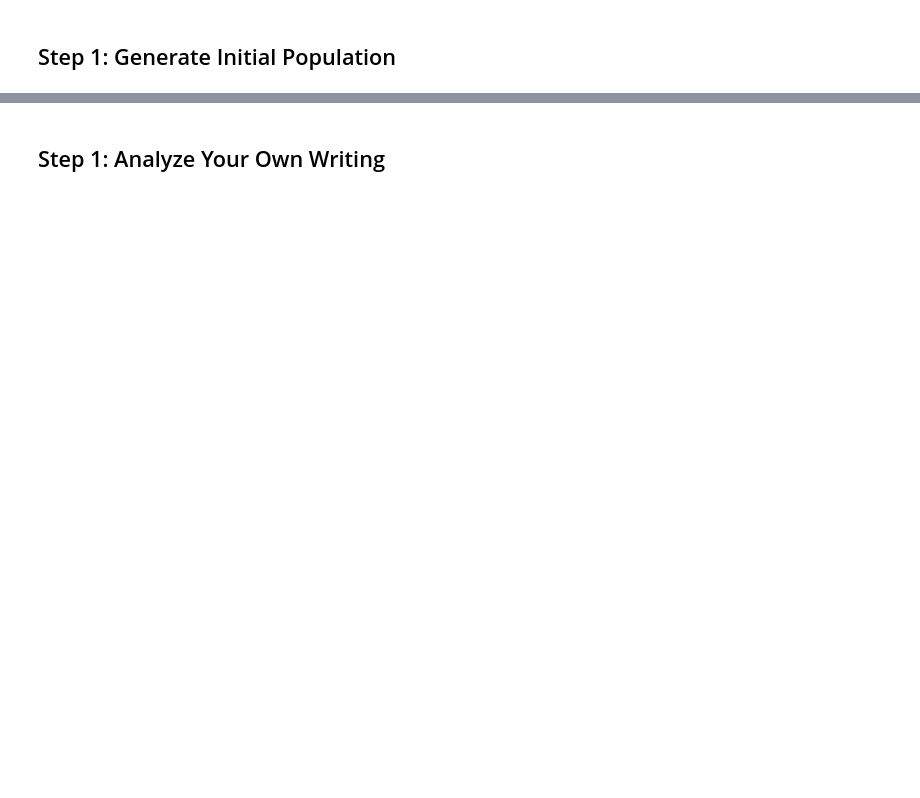
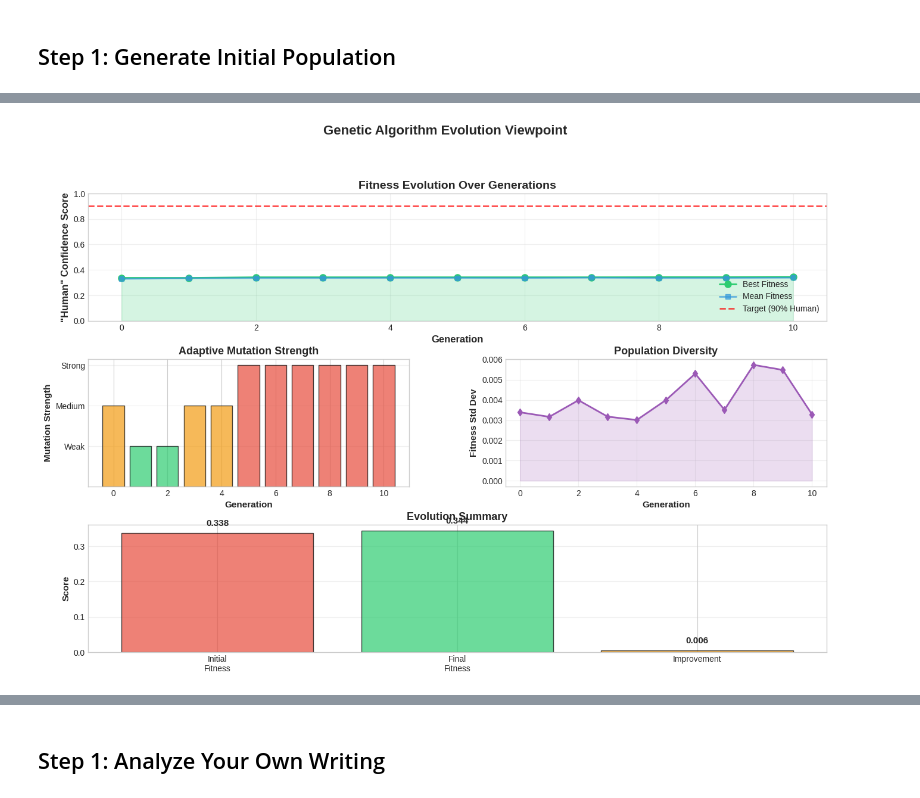
Before and after one commit to shreyash-chandak/theGhostInTheMachine, a Jupyter notebook: task4.ipynb, the cells around one changed output, grey strips where cells are left out. Drawn from its saved outputs; the diff is of its cells as text; code cells hidden in the pictures; blank space fills up the shorter version.

```diff
--- a/task4.ipynb
+++ b/task4.ipynb
@@ -116,14 +121,15 @@ Is there anything I can help you with? Let me know what you'd like me to do with
 # %%
 print("Loading Tier C detector model...\n")
 
-MODEL_PATH = f'{PROJECT_PATH}/models/tierC_transformer_tertiary'
-tokenizer = AutoTokenizer.from_pretrained('distilbert-base-uncased')
+MODEL_PATH = f'tierC_transformer_tertiary'
 
 try:
+    tokenizer = AutoTokenizer.from_pretrained(MODEL_PATH)
     model = AutoModelForSequenceClassification.from_pretrained(MODEL_PATH, num_labels=3)
     print(f"✓ Loaded fine-tuned model from {MODEL_PATH}")
 except:
     print("  Using base DistilBERT (fine-tuned model not found)")
+    tokenizer = AutoTokenizer.from_pretrained('distilbert-base-uncased')
     model = AutoModelForSequenceClassification.from_pretrained(
         'distilbert-base-uncased',
         num_labels=3
@@ -139,9 +145,7 @@ id_to_label = {v: k for k, v in label_to_id.items()}
 def predict_with_confidence(text):
     """
     Predict class and confidence for text.
-
-    Returns:
-        (predicted_label, confidence, all_probs)
+    Returns: (predicted_label, confidence, all_probs)
     """
     inputs = tokenizer(
         text,
@@ -158,12 +162,11 @@ def predict_with_confidence(text):
 
     pred_label = id_to_label[pred_id]
     confidence = probs[pred_id].item()
-    all_probs = {id_to_label[i]: probs[i].item() for i in range(len(id_to_label))} # FIX: Changed range(2) to range(len(id_to_label))
+    all_probs = {id_to_label[i]: probs[i].item() for i in range(3)}
 
     return pred_label, confidence, all_probs
 
 print("\n✓ Detector model loaded and ready")
-print("✓ Prediction function available")
 # %% [output]
 Loading Tier C detector model...
 DistilBertForSequenceClassification LOAD REPORT from: distilbert-base-uncased
@@ -832,0 +894,84 @@ FINDINGS
+# %%
+def plot_evolution_viewpoint(evolution_data, results):
+    """
+    Create comprehensive evolution visualization.
+    """
+    fig = plt.figure(figsize=(16, 10))
+    gs = fig.add_gridspec(3, 2, hspace=0.3, wspace=0.3)
+
+    generations = evolution_data['generation']
+
+    # Plot 1: Fitness Evolution
+    ax1 = fig.add_subplot(gs[0, :])
+    ax1.plot(generations, evolution_data['best_fitness'],
+             marker='o', linewidth=2, markersize=8, label='Best Fitness', color='#2ecc71')
+    ax1.plot(generations, evolution_data['mean_fitness'],
+             marker='s', linewidth=2, markersize=6, label='Mean Fitness',
+             color='#3498db', alpha=0.7)
+    ax1.axhline(y=0.90, color='red', linestyle='--', linewidth=2,
+                label='Target (90% Human)', alpha=0.7)
+    ax1.fill_between(generations, evolution_data['best_fitness'],
+                     alpha=0.2, color='#2ecc71')
+    ax1.set_xlabel('Generation', fontsize=12, fontweight='bold')
+    ax1.set_ylabel('"Human" Confidence Score', fontsize=12, fontweight='bold')
+    ax1.set_title('Fitness Evolution Over Generations', fontsize=14, fontweight='bold')
+    ax1.legend(loc='lower right', fontsize=10)
+    ax1.grid(True, alpha=0.3)
+    ax1.set_ylim([0, 1])
+
+    # Plot 2: Mutation Strength Timeline
+    ax2 = fig.add_subplot(gs[1, 0])
+    strength_map = {'weak': 1, 'medium': 2, 'strong': 3}
+    strength_values = [strength_map[s] for s in evolution_data['mutation_strength']]
+    colors_strength = ['#2ecc71' if s == 1 else '#f39c12' if s == 2 else '#e74c3c'
+                      for s in strength_values]
+    ax2.bar(generations, strength_values, color=colors_strength, alpha=0.7, edgecolor='black')
+    ax2.set_xlabel('Generation', fontsize=11, fontweight='bold')
+    ax2.set_ylabel('Mutation Strength', fontsize=11, fontweight='bold')
+    ax2.set_title('Adaptive Mutation Strength', fontsize=13, fontweight='bold')
+    ax2.set_yticks([1, 2, 3])
+    ax2.set_yticklabels(['Weak', 'Medium', 'Strong'])
+    ax2.grid(True, axis='y', alpha=0.3)
+
+    # Plot 3: Diversity (Std Dev)
+    ax3 = fig.add_subplot(gs[1, 1])
+    ax3.plot(generations, evolution_data['std_fitness'],
+            marker='d', linewidth=2, markersize=6, color='#9b59b6')
+    ax3.set_xlabel('Generation', fontsize=11, fontweight='bold')
+    ax3.set_ylabel('Fitness Std Dev', fontsize=11, fontweight='bold')
+    ax3.set_title('Population Diversity', fontsize=13, fontweight='bold')
+    ax3.grid(True, alpha=0.3)
+    ax3.fill_between(generations, evolution_data['std_fitness'], alpha=0.2, color='#9b59b6')
+
+    # Plot 4: Improvement Metrics
+    ax4 = fig.add_subplot(gs[2, :])
+    initial_fitness = evolution_data['best_fitness'][0]
+    final_fitness = results['best_fitness']
+    improvement = final_fitness - initial_fitness
+
+    metrics = ['Initial\nFitness', 'Final\nFitness', 'Improvement']
+    values = [initial_fitness, final_fitness, improvement]
+    colors_metrics = ['#e74c3c', '#2ecc71', '#f39c12']
+
+    bars = ax4.bar(metrics, values, color=colors_metrics, alpha=0.7, edgecolor='black')
+    ax4.set_ylabel('Score', fontsize=11, fontweight='bold')
+    ax4.set_title('Evolution Summary', fontsize=13, fontweight='bold')
+    ax4.grid(True, axis='y', alpha=0.3)
+
+    for i, (bar, value) in enumerate(zip(bars, values)):
+        height = bar.get_height()
+        ax4.text(bar.get_x() + bar.get_width()/2., height + 0.02,
+                f'{value:.3f}', ha='center', fontsize=11, fontweight='bold')
+
+    plt.suptitle('Genetic Algorithm Evolution Viewpoint',
+                fontsize=16, fontweight='bold', y=0.995)
+
+    plt.savefig(f'evolution_viewpoint.png', dpi=300, bbox_inches='tight')
+    plt.show()
+
+    print(f"\n✓ viewpoint saved to evolution_viewpoint.png")
+
+# Generate viewpoint
+plot_evolution_viewpoint(results['evolution_data'], results)
+# %% [output]
+[figure, added]
```
Also changed, not shown: parts of 40 cells of this notebook, 1 other file.
